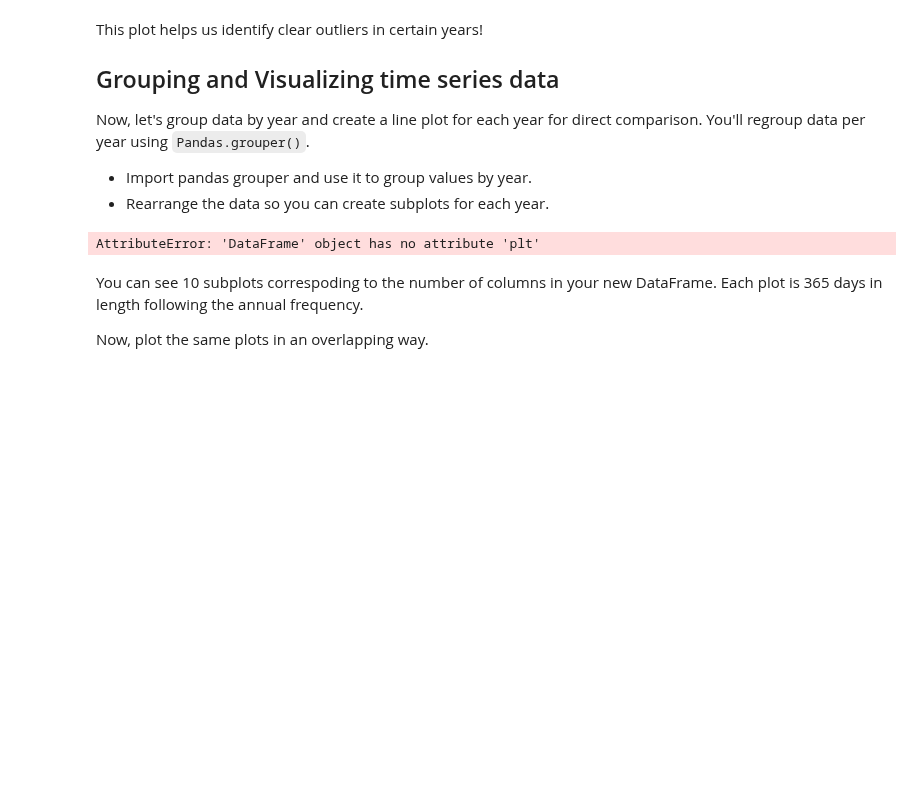
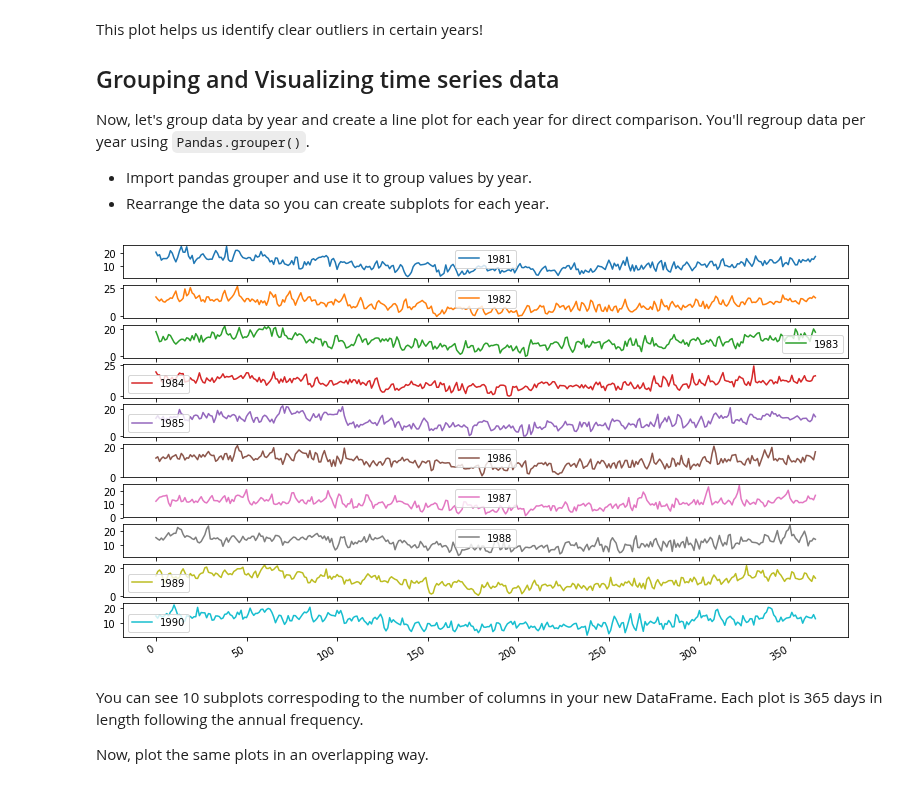
Before and after one commit to fpleoni/dsc-3-25-04-visualizing-time-series-data-lab-nyc-ds-career-031119, a Jupyter notebook: index.ipynb, the cells around one changed output. Drawn from its saved outputs; the diff is of its cells as text; code cells hidden in the pictures; blank space fills up the shorter version.

```diff
--- a/index.ipynb
+++ b/index.ipynb
@@ -105,9 +105,10 @@ temp_anual = pd.DataFrame()
 for yr, group in year_groups:
     temp_anual[yr.year] = group.values.ravel()
 # %%
-temp_anual.plot(figsize = (13, 8), subplots = True, legend = True)
+temp_anual.plot(figsize = (1, 8), subplots = True, legend = True)
+plt.show()
 # %% [output]
-AttributeError: 'DataFrame' object has no attribute 'plt'
+[figure, added]
 # %% [markdown]
 You can see 10 subplots correspoding to the number of columns in your new DataFrame. Each plot is 365 days in length following the annual frequency.
 
```
